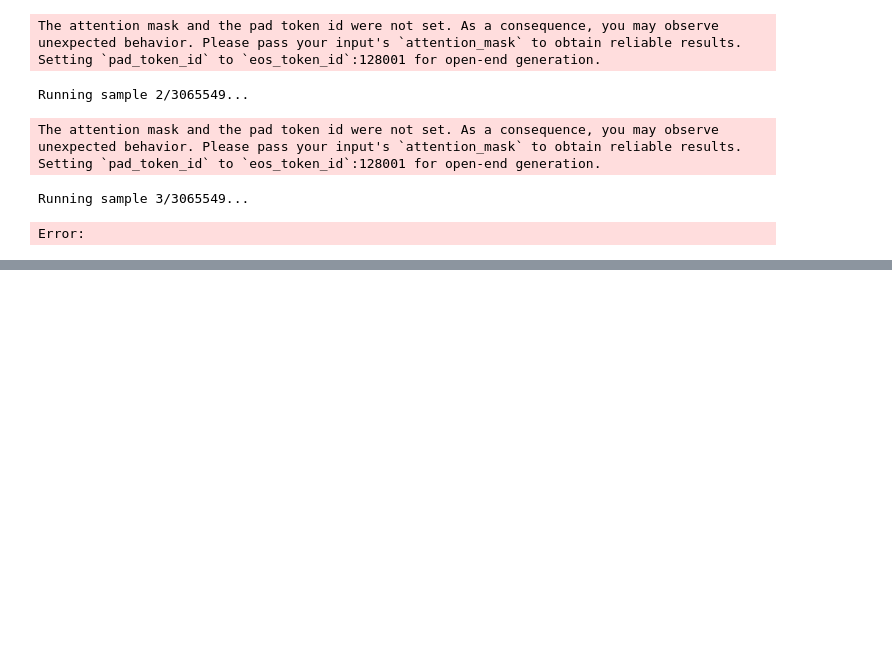
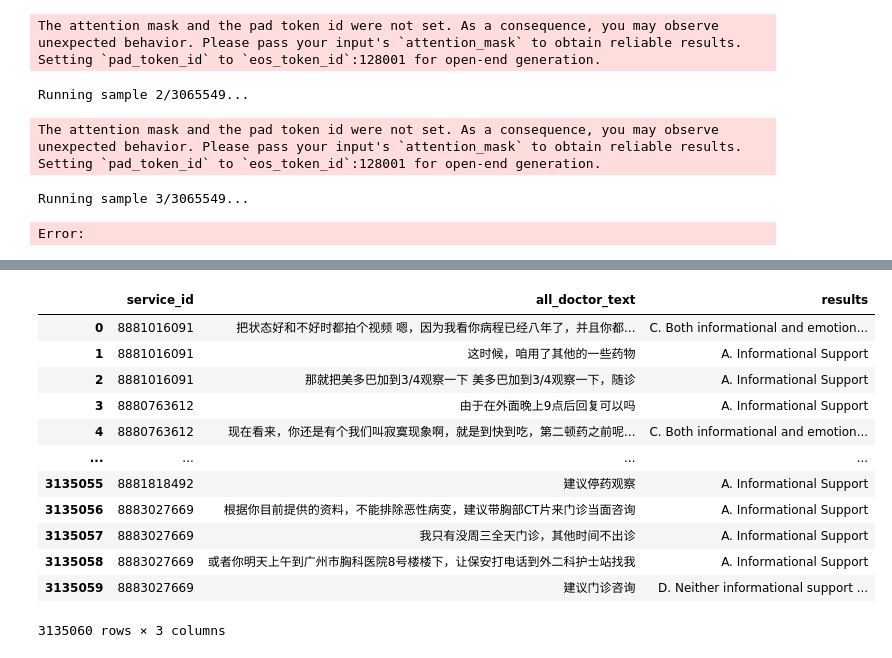
Before and after one commit to PhamVuThuNguyet/digital-healthcare-platform-data-mining, a Jupyter notebook: llms/notebooks/LLM.ipynb, the cells around one changed output, grey strips where cells are left out. Drawn from its saved outputs; the diff is of its cells as text; code cells hidden in the pictures; blank space fills up the shorter version.

```diff
--- a/llms/LLM.ipynb
+++ b/llms/notebooks/LLM.ipynb
@@ -2399,0 +2399,3 @@ Error:
+# %%
+data = pd.read_csv("../data/hdf_pre-consultation_text_sentence.csv", delimiter="\t", encoding="utf-8")
+data
@@ -2399,0 +2416,3 @@ Error:
+# %%
+result = pd.read_csv("../output/results.csv", encoding="utf-8", header=None, names=["results"])
+result
@@ -2399,0 +2433,18 @@ Error:
+# %%
+data["results"] = result["results"]
+# %%
+data
+# %% [output]
+|  | service_id | all_doctor_text | results |
+| 0 | 8881016091 | 把状态好和不好时都拍个视频 嗯，因为我看你病程已经八年了，并且你都... | C. Both informational and emotion... |
+| 1 | 8881016091 | 这时候，咱用了其他的一些药物 | A. Informational Support |
+| 2 | 8881016091 | 那就把美多巴加到3/4观察一下 美多巴加到3/4观察一下，随诊 | A. Informational Support |
+| 3 | 8880763612 | 由于在外面晚上9点后回复可以吗 | A. Informational Support |
+| 4 | 8880763612 | 现在看来，你还是有个我们叫寂寞现象啊，就是到快到吃，第二顿药之前呢... | C. Both informational and emotion... |
+| ... | ... | ... | ... |
+| 3135055 | 8881818492 | 建议停药观察 | A. Informational Support |
+| 3135056 | 8883027669 | 根据你目前提供的资料，不能排除恶性病变，建议带胸部CT片来门诊当面咨询 | A. Informational Support |
+| 3135057 | 8883027669 | 我只有没周三全天门诊，其他时间不出诊 | A. Informational Support |
+| 3135058 | 8883027669 | 或者你明天上午到广州市胸科医院8号楼楼下，让保安打电话到外二科护士站找我 | A. Informational Support |
+| 3135059 | 8883027669 | 建议门诊咨询 | D. Neither informational support ... |
+3135060 rows × 3 columns
```
Also changed, not shown: parts of 19 cells of this notebook, 37 other files.
